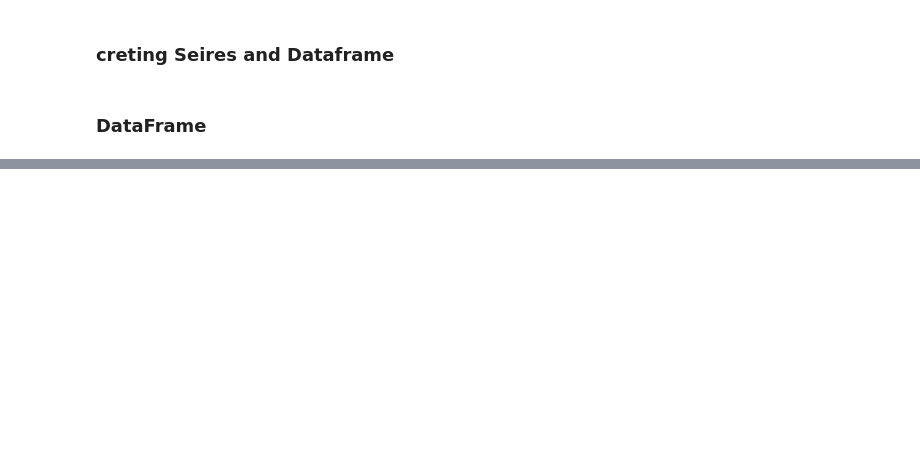
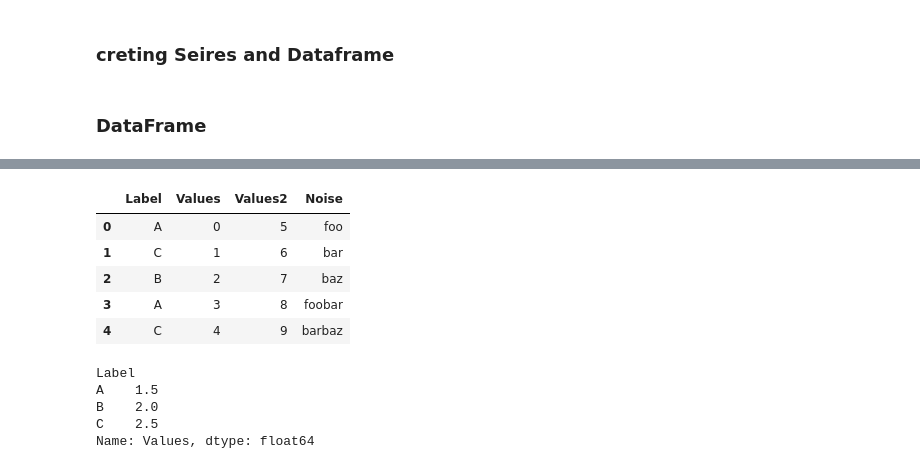
Before and after one commit to erfanvahdat/Algorithm_Trading_01, a Jupyter notebook: pandas.ipynb, the cells around one changed output, grey strips where cells are left out. Drawn from its saved outputs; the diff is of its cells as text; code cells hidden in the pictures; blank space fills up the shorter version.

```diff
--- a/pandas.ipynb
+++ b/pandas.ipynb
@@ -246,0 +309,24 @@ end = datetime.datetime(2014, 1, 27)
+# %%
+df = pd.DataFrame({ 'Label': ['A', 'C', 'B', 'A', 'C'],
+'Values': [0, 1, 2, 3, 4],
+'Values2': [5, 6, 7, 8, 9],
+'Noise': ['foo', 'bar', 'baz',
+'foobar', 'barbaz']})
+df
+# %% [output]
+|  | Label | Values | Values2 | Noise |
+| 0 | A | 0 | 5 | foo |
+| 1 | C | 1 | 6 | bar |
+| 2 | B | 2 | 7 | baz |
+| 3 | A | 3 | 8 | foobar |
+| 4 | C | 4 | 9 | barbaz |
+# %%
+grouped = df.groupby('Label')
+grouped['Values'].mean( )
+# grouped.first()
+# %% [output]
+Label
+A    1.5
+B    2.0
+C    2.5
+Name: Values, dtype: float64
```
Also changed, not shown: parts of 19 cells of this notebook, 2 other files.
